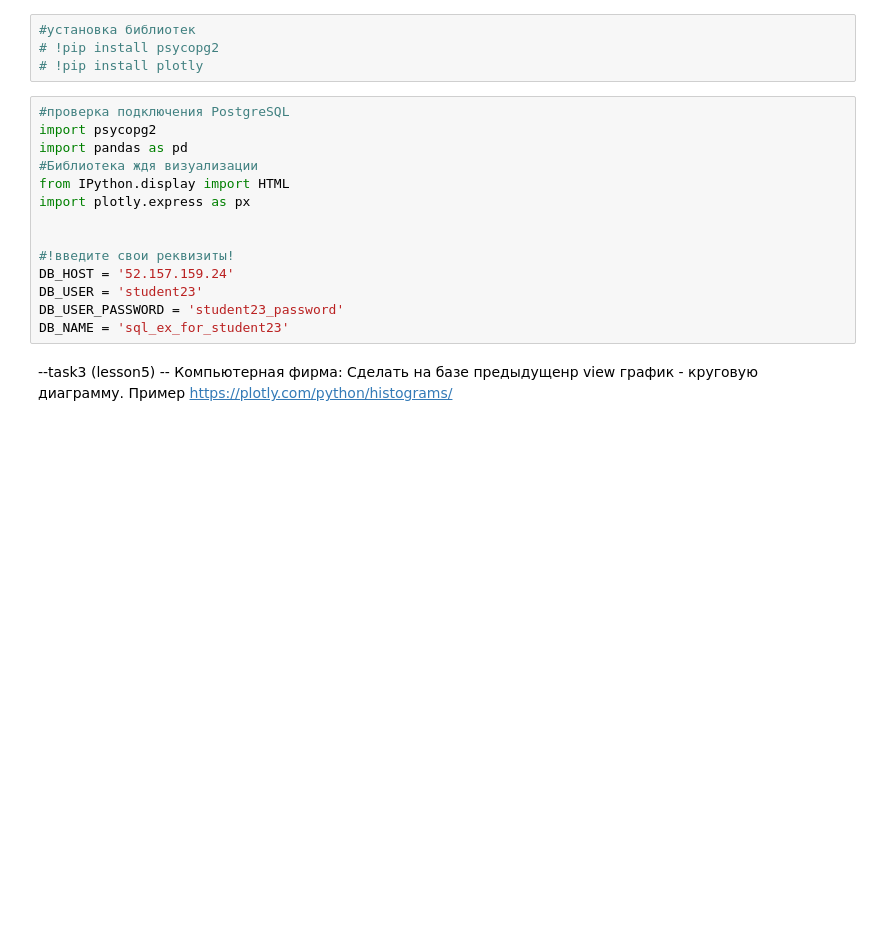
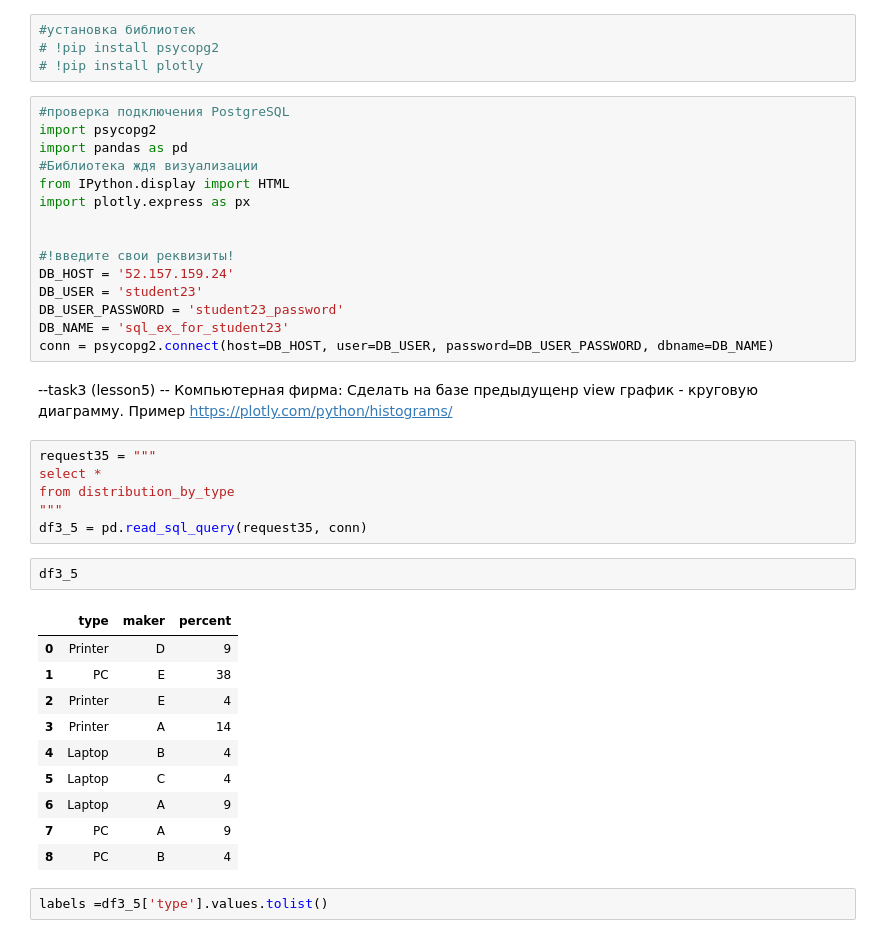
Before and after one commit to tata2351/tata2351, a Jupyter notebook: HW_5lesson_3task.ipynb, the cells around one changed output. Saved outputs shown, nothing was run; the diff lists cells and outputs as text; blank space fills up the shorter version.

```diff
--- a/HW_5lesson_3task.ipynb
+++ b/HW_5lesson_3task.ipynb
@@ -18,6 +18,28 @@ DB_HOST = '52.157.159.24'
 DB_USER = 'student23'
 DB_USER_PASSWORD = 'student23_password'
 DB_NAME = 'sql_ex_for_student23'
+conn = psycopg2.connect(host=DB_HOST, user=DB_USER, password=DB_USER_PASSWORD, dbname=DB_NAME)
 # %% [markdown]
 --task3 (lesson5)
 -- Компьютерная фирма: Сделать на базе предыдущенр view график - круговую диаграмму. Пример https://plotly.com/python/histograms/
+# %%
+request35 = """
+select *
+from distribution_by_type
+"""
+df3_5 = pd.read_sql_query(request35, conn)
+# %%
+df3_5
+# %% [output]
+|  | type | maker | perсent |
+| 0 | Printer | D | 9 |
+| 1 | PC | E | 38 |
+| 2 | Printer | E | 4 |
+| 3 | Printer | A | 14 |
+| 4 | Laptop | B | 4 |
+| 5 | Laptop | C | 4 |
+| 6 | Laptop | A | 9 |
+| 7 | PC | A | 9 |
+| 8 | PC | B | 4 |
+# %%
+labels =df3_5['type'].values.tolist()
```
Also changed, not shown: parts of 5 cells of this notebook.
